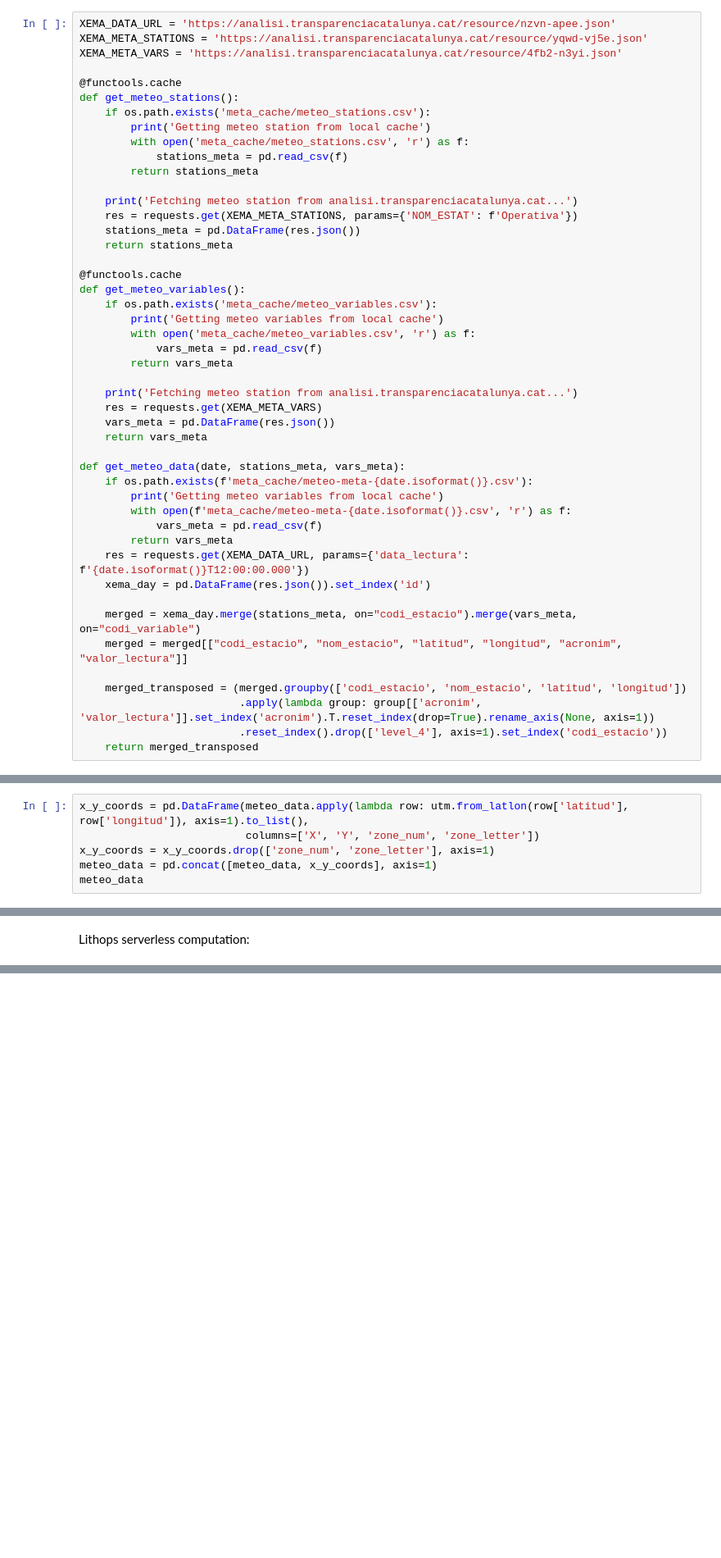
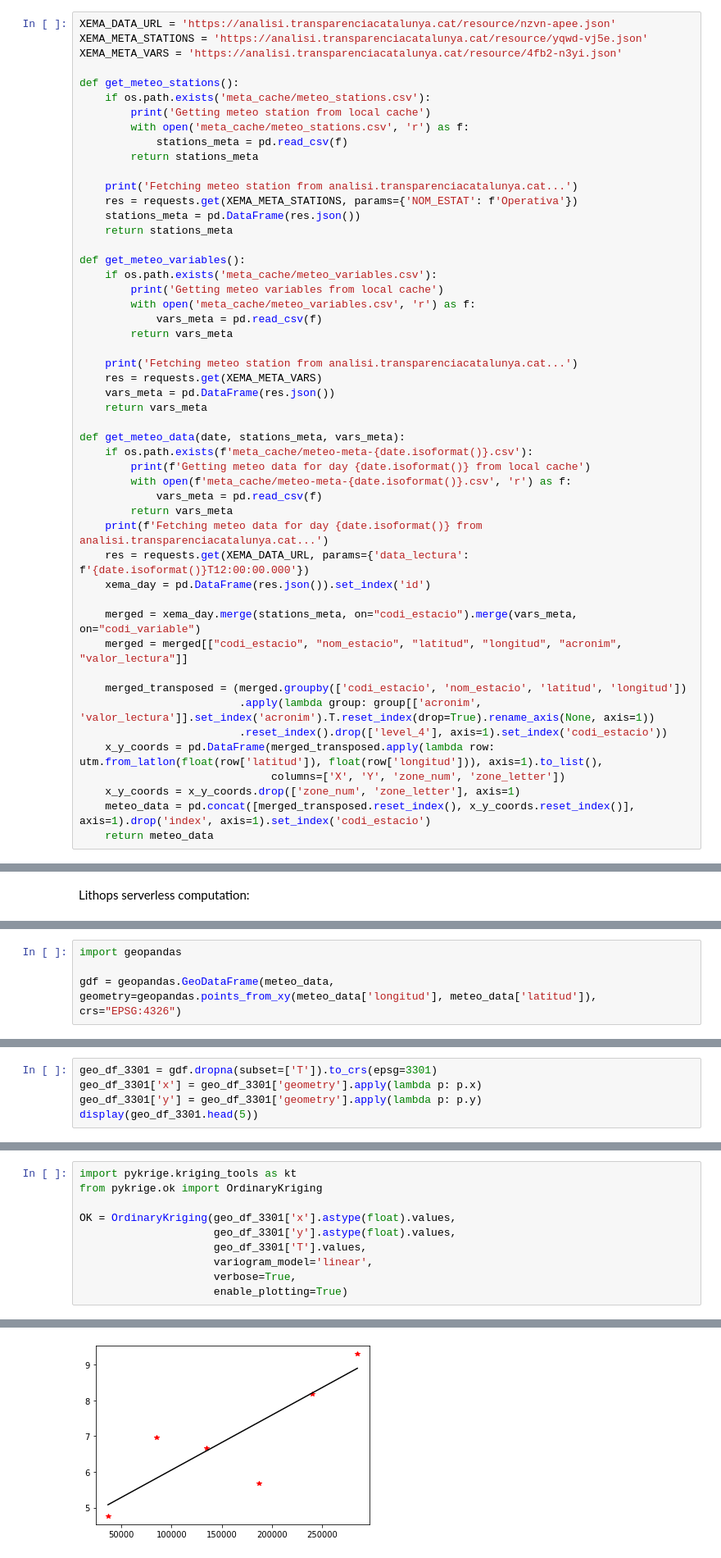
Before and after one commit to cloudbutton/geospatial-usecase, a Jupyter notebook: water-consumption/WaterConsumption.ipynb, the cells around one changed output, grey strips where cells are left out. Shown: that part at 82% size. Cells and saved outputs as stored; diff of their text form; blank space fills up the shorter version.

```diff
--- a/water-consumption/WaterConsumption.ipynb
+++ b/water-consumption/WaterConsumption.ipynb
@@ -83,7 +93,6 @@ XEMA_DATA_URL = 'https://analisi.transparenciacatalunya.cat/resource/nzvn-apee.j
 XEMA_META_STATIONS = 'https://analisi.transparenciacatalunya.cat/resource/yqwd-vj5e.json'
 XEMA_META_VARS = 'https://analisi.transparenciacatalunya.cat/resource/4fb2-n3yi.json'
 
-@functools.cache
 def get_meteo_stations():
     if os.path.exists('meta_cache/meteo_stations.csv'):
         print('Getting meteo station from local cache')
@@ -96,7 +105,6 @@ def get_meteo_stations():
     stations_meta = pd.DataFrame(res.json())
     return stations_meta
 
-@functools.cache
 def get_meteo_variables():
     if os.path.exists('meta_cache/meteo_variables.csv'):
         print('Getting meteo variables from local cache')
@@ -111,10 +119,11 @@ def get_meteo_variables():
 
 def get_meteo_data(date, stations_meta, vars_meta):
     if os.path.exists(f'meta_cache/meteo-meta-{date.isoformat()}.csv'):
-        print('Getting meteo variables from local cache')
+        print(f'Getting meteo data for day {date.isoformat()} from local cache')
         with open(f'meta_cache/meteo-meta-{date.isoformat()}.csv', 'r') as f:
             vars_meta = pd.read_csv(f)
         return vars_meta
+    print(f'Fetching meteo data for day {date.isoformat()} from analisi.transparenciacatalunya.cat...')
     res = requests.get(XEMA_DATA_URL, params={'data_lectura': f'{date.isoformat()}T12:00:00.000'})
     xema_day = pd.DataFrame(res.json()).set_index('id')
 
@@ -124,4 +133,8 @@ def get_meteo_data(date, stations_meta, vars_meta):
     merged_transposed = (merged.groupby(['codi_estacio', 'nom_estacio', 'latitud', 'longitud'])
                          .apply(lambda group: group[['acronim', 'valor_lectura']].set_index('acronim').T.reset_index(drop=True).rename_axis(None, axis=1))
                          .reset_index().drop(['level_4'], axis=1).set_index('codi_estacio'))
-    return merged_transposed
+    x_y_coords = pd.DataFrame(merged_transposed.apply(lambda row: utm.from_latlon(float(row['latitud']), float(row['longitud'])), axis=1).to_list(),
+                              columns=['X', 'Y', 'zone_num', 'zone_letter'])
+    x_y_coords = x_y_coords.drop(['zone_num', 'zone_letter'], axis=1)
+    meteo_data = pd.concat([merged_transposed.reset_index(), x_y_coords.reset_index()], axis=1).drop('index', axis=1).set_index('codi_estacio')
+    return meteo_data
@@ -134,9 +186,3 @@ meteo_vars[['acronim', 'nom_variable', 'unitat']]
-# %%
-x_y_coords = pd.DataFrame(meteo_data.apply(lambda row: utm.from_latlon(row['latitud'], row['longitud']), axis=1).to_list(),
-                          columns=['X', 'Y', 'zone_num', 'zone_letter'])
-x_y_coords = x_y_coords.drop(['zone_num', 'zone_letter'], axis=1)
-meteo_data = pd.concat([meteo_data, x_y_coords], axis=1)
-meteo_data
 # %% [markdown]
 Store metadata to local cache
 # %%
@@ -438,0 +570,4 @@ res1 = fexec.get_result(fs=fs1)
+# %%
+import geopandas
+
+gdf = geopandas.GeoDataFrame(meteo_data, geometry=geopandas.points_from_xy(meteo_data['longitud'], meteo_data['latitud']), crs="EPSG:4326")
@@ -438,0 +590,5 @@ res1 = fexec.get_result(fs=fs1)
+# %%
+geo_df_3301 = gdf.dropna(subset=['T']).to_crs(epsg=3301)
+geo_df_3301['x'] = geo_df_3301['geometry'].apply(lambda p: p.x)
+geo_df_3301['y'] = geo_df_3301['geometry'].apply(lambda p: p.y)
+display(geo_df_3301.head(5))
@@ -438,0 +603,11 @@ res1 = fexec.get_result(fs=fs1)
+# %%
+import pykrige.kriging_tools as kt
+from pykrige.ok import OrdinaryKriging
+
+OK = OrdinaryKriging(geo_df_3301['x'].astype(float).values,
+                     geo_df_3301['y'].astype(float).values,
+                     geo_df_3301['T'].values,
+                     variogram_model='linear',
+                     verbose=True,
+                     enable_plotting=True)
+# %% [output]
@@ -438,0 +623 @@ res1 = fexec.get_result(fs=fs1)
+[figure, added]
```
Also changed, not shown: parts of 37 cells of this notebook, 3 other files.
